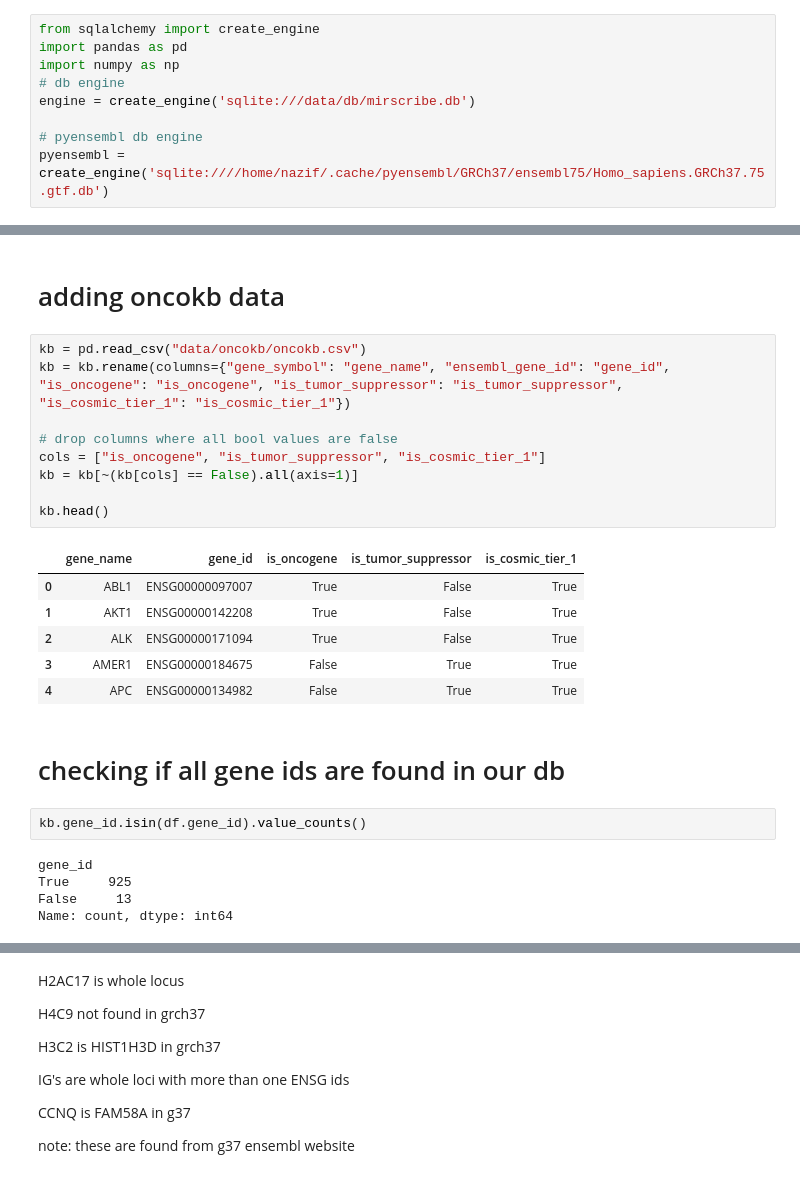
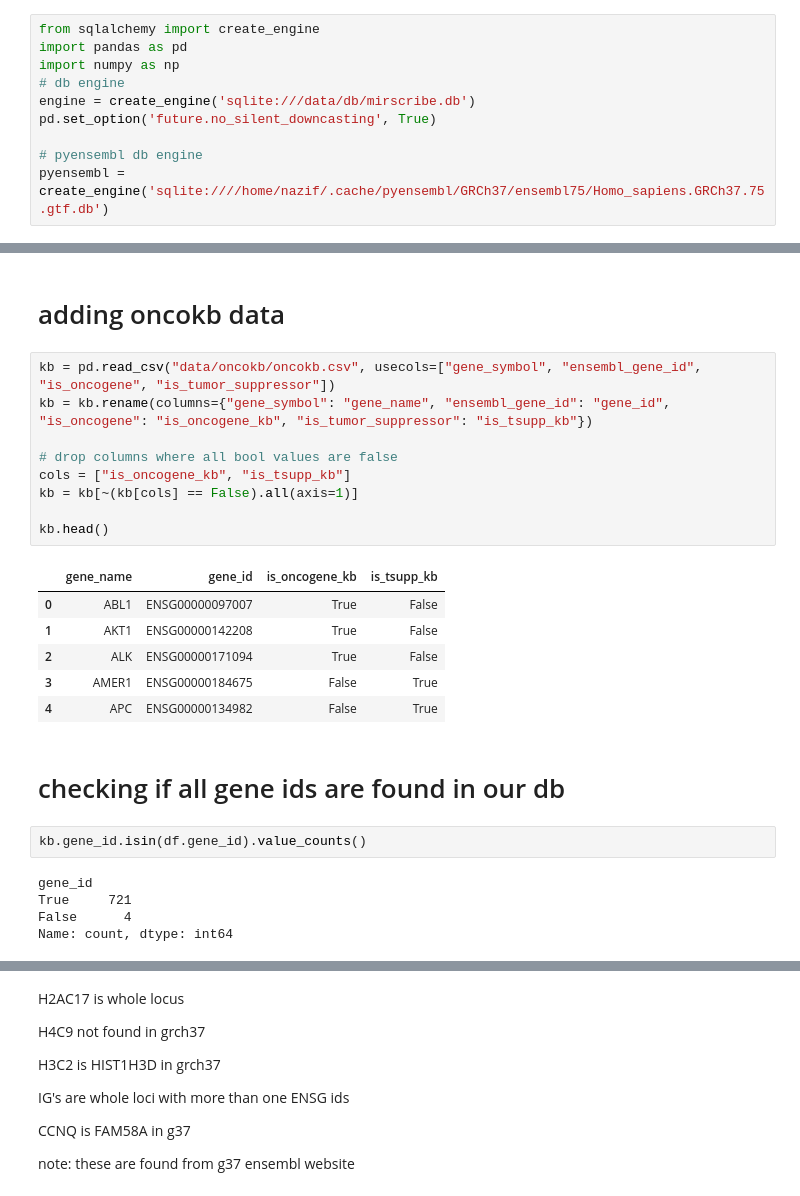
Before and after one commit to TasbasMN/mirscribe-vcf, a Jupyter notebook: data/db/genes.ipynb, the cells around one changed output, grey strips where cells are left out. Drawn from its saved outputs; the diff is of its cells as text.

```diff
--- a/data/db/genes.ipynb
+++ b/data/db/genes.ipynb
@@ -8,6 +8,7 @@ import pandas as pd
 import numpy as np
 # db engine
 engine = create_engine('sqlite:///data/db/mirscribe.db')
+pd.set_option('future.no_silent_downcasting', True)
 
 # pyensembl db engine
 pyensembl = create_engine('sqlite:////home/nazif/.cache/pyensembl/GRCh37/ensembl75/Homo_sapiens.GRCh37.75.gtf.db')
@@ -158,29 +138,29 @@ dtype: int64
 # %% [markdown]
 # adding oncokb data
 # %%
-kb = pd.read_csv("data/oncokb/oncokb.csv")
-kb = kb.rename(columns={"gene_symbol": "gene_name", "ensembl_gene_id": "gene_id", "is_oncogene": "is_oncogene", "is_tumor_suppressor": "is_tumor_suppressor", "is_cosmic_tier_1": "is_cosmic_tier_1"})
+kb = pd.read_csv("data/oncokb/oncokb.csv", usecols=["gene_symbol", "ensembl_gene_id", "is_oncogene", "is_tumor_suppressor"])
+kb = kb.rename(columns={"gene_symbol": "gene_name", "ensembl_gene_id": "gene_id", "is_oncogene": "is_oncogene_kb", "is_tumor_suppressor": "is_tsupp_kb"})
 
 # drop columns where all bool values are false
-cols = ["is_oncogene", "is_tumor_suppressor", "is_cosmic_tier_1"]
+cols = ["is_oncogene_kb", "is_tsupp_kb"]
 kb = kb[~(kb[cols] == False).all(axis=1)]
 
 kb.head()
 # %% [output]
-|  | gene_name | gene_id | is_oncogene | is_tumor_suppressor | is_cosmic_tier_1 |
-| 0 | ABL1 | ENSG00000097007 | True | False | True |
-| 1 | AKT1 | ENSG00000142208 | True | False | True |
-| 2 | ALK | ENSG00000171094 | True | False | True |
-| 3 | AMER1 | ENSG00000184675 | False | True | True |
-| 4 | APC | ENSG00000134982 | False | True | True |
+|  | gene_name | gene_id | is_oncogene_kb | is_tsupp_kb |
+| 0 | ABL1 | ENSG00000097007 | True | False |
+| 1 | AKT1 | ENSG00000142208 | True | False |
+| 2 | ALK | ENSG00000171094 | True | False |
+| 3 | AMER1 | ENSG00000184675 | False | True |
+| 4 | APC | ENSG00000134982 | False | True |
 # %% [markdown]
 # checking if all gene ids are found in our db
 # %%
 kb.gene_id.isin(df.gene_id).value_counts()
 # %% [output]
 gene_id
-True     925
-False     13
+True     721
+False      4
 Name: count, dtype: int64
 # %%
 missing_gene_ids = kb[~kb.gene_id.isin(df.gene_id)].gene_name
```
Also changed, not shown: parts of 35 cells of this notebook, 33 other files.
